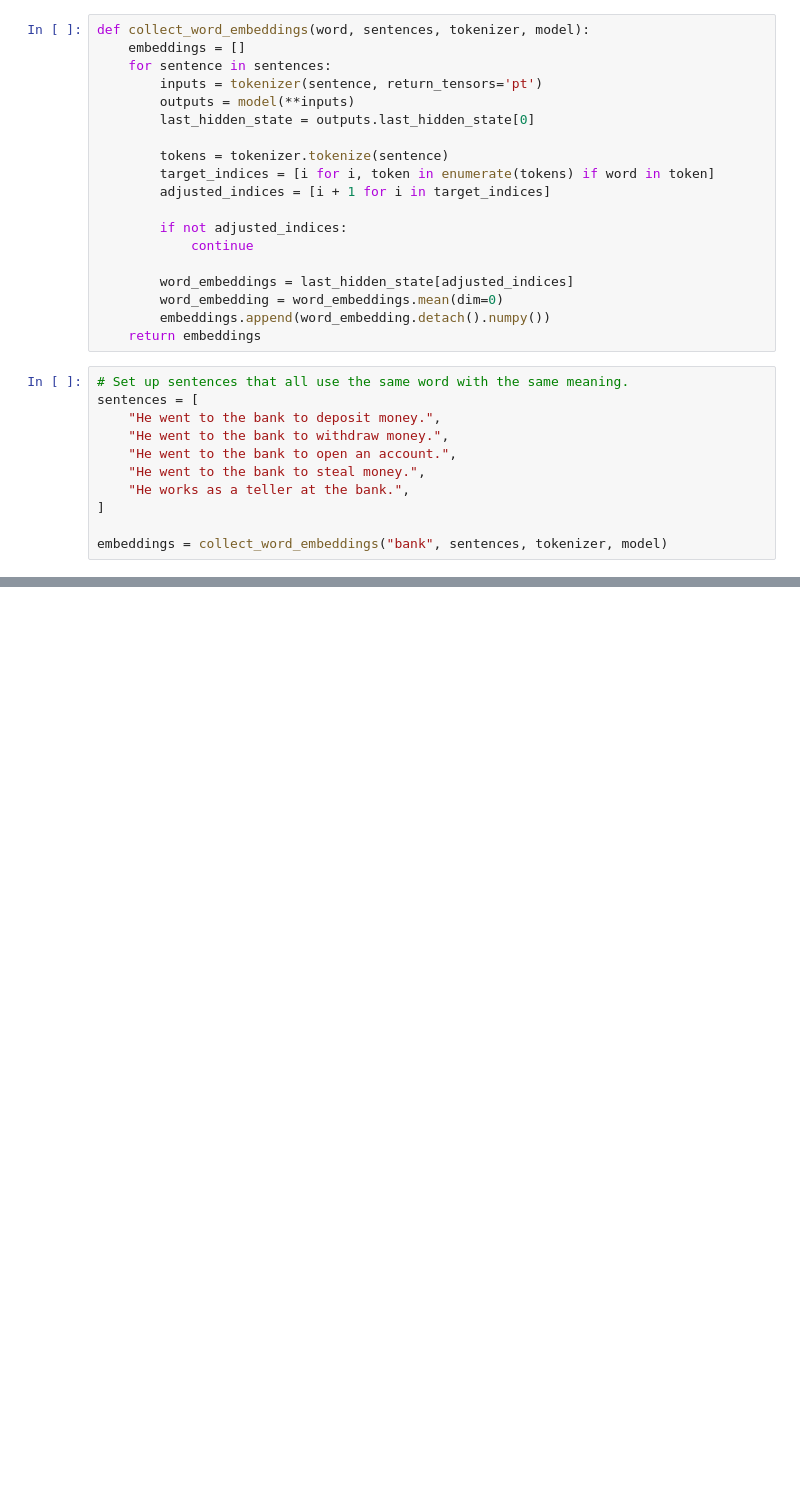
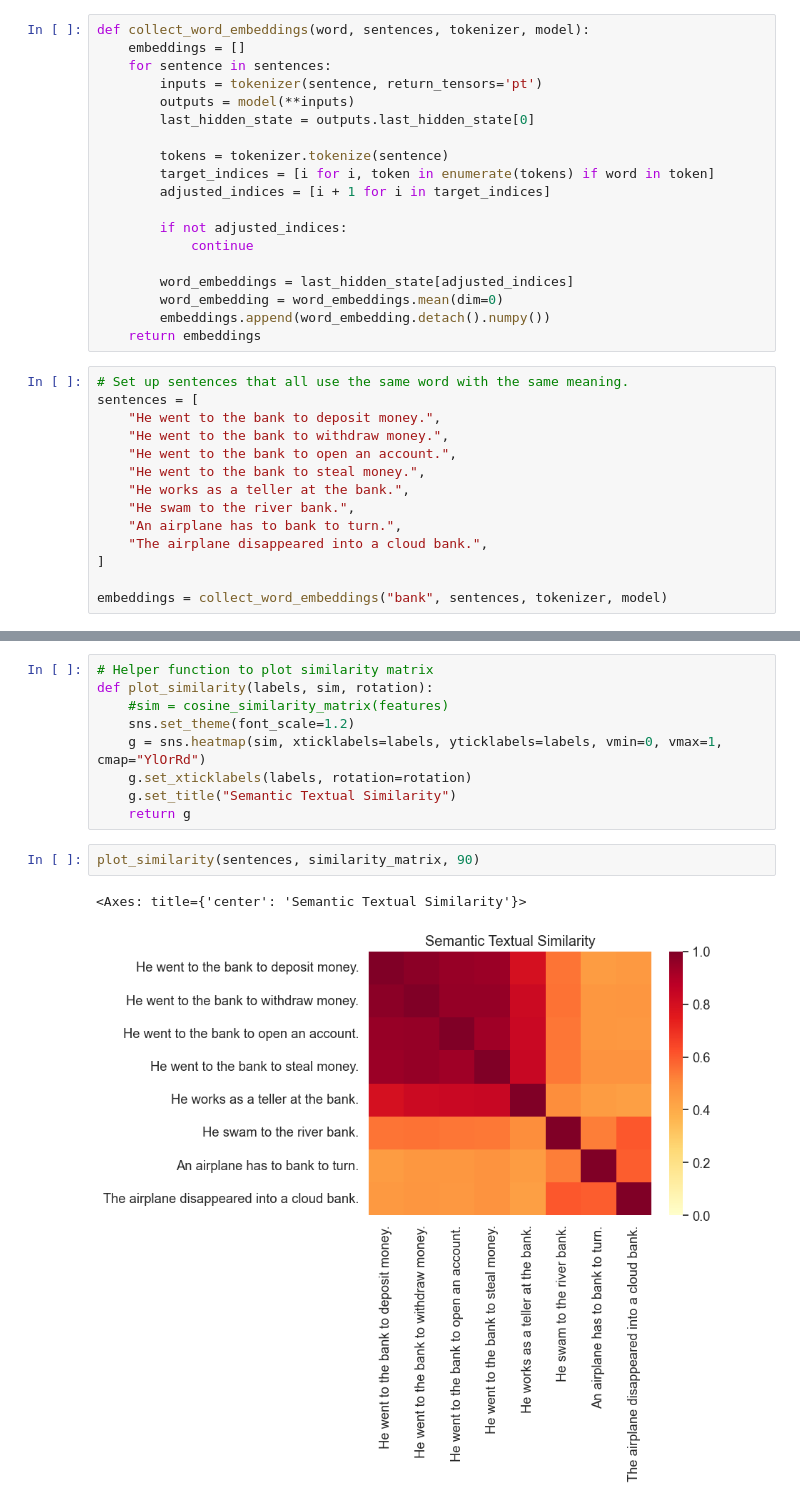
Before and after one commit to awaldis/ai-notes, a Jupyter notebook: context_embed_exploration.ipynb, the cells around one changed output, grey strips where cells are left out. Drawn from its saved outputs; the diff is of its cells as text; blank space fills up the shorter version.

Commit message:
Add similarity heat map and more sentences.

```diff
--- a/context_embed_exploration.ipynb
+++ b/context_embed_exploration.ipynb
@@ -32,6 +33,9 @@ sentences = [
     "He went to the bank to open an account.",
     "He went to the bank to steal money.",
     "He works as a teller at the bank.",
+    "He swam to the river bank.",
+    "An airplane has to bank to turn.",
+    "The airplane disappeared into a cloud bank.",
 ]
 
 embeddings = collect_word_embeddings("bank", sentences, tokenizer, model)
@@ -55,0 +71,14 @@ Cosine Similarity Matrix:
+# %%
+# Helper function to plot similarity matrix
+def plot_similarity(labels, sim, rotation):
+    #sim = cosine_similarity_matrix(features)
+    sns.set_theme(font_scale=1.2)
+    g = sns.heatmap(sim, xticklabels=labels, yticklabels=labels, vmin=0, vmax=1, cmap="YlOrRd")
+    g.set_xticklabels(labels, rotation=rotation)
+    g.set_title("Semantic Textual Similarity")
+    return g
+# %%
+plot_similarity(sentences, similarity_matrix, 90)
+# %% [output]
+<Axes: title={'center': 'Semantic Textual Similarity'}>
+[figure, added]
```
Also changed, not shown: parts of 3 cells of this notebook.
